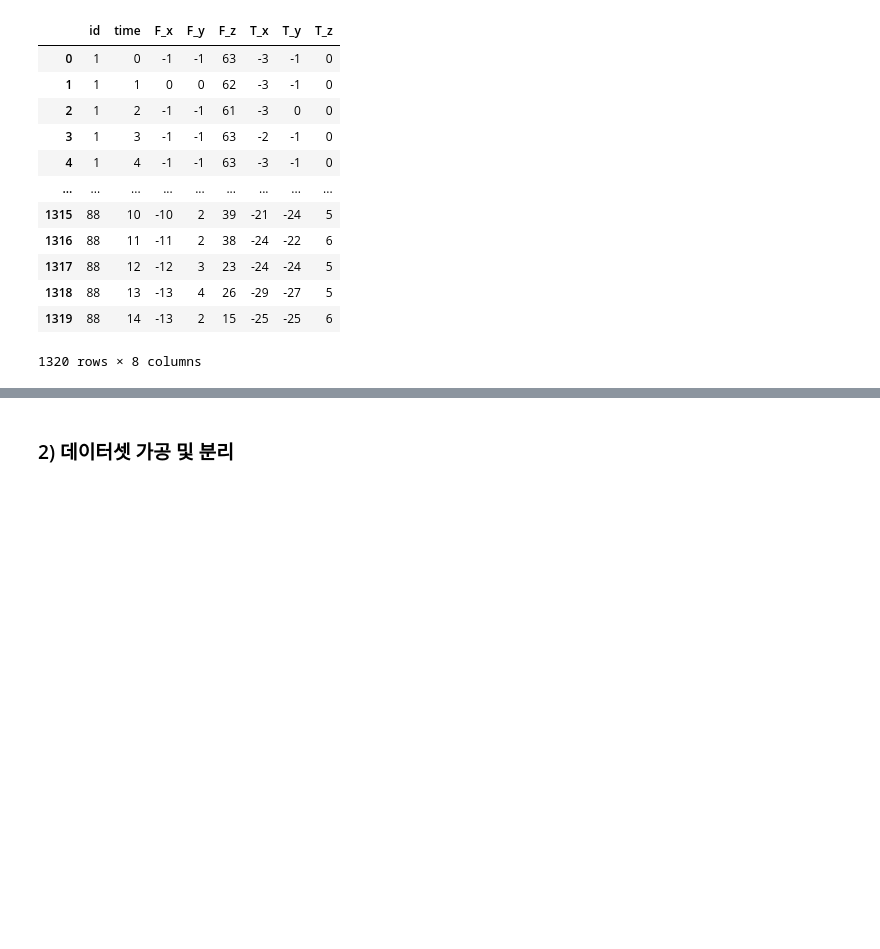
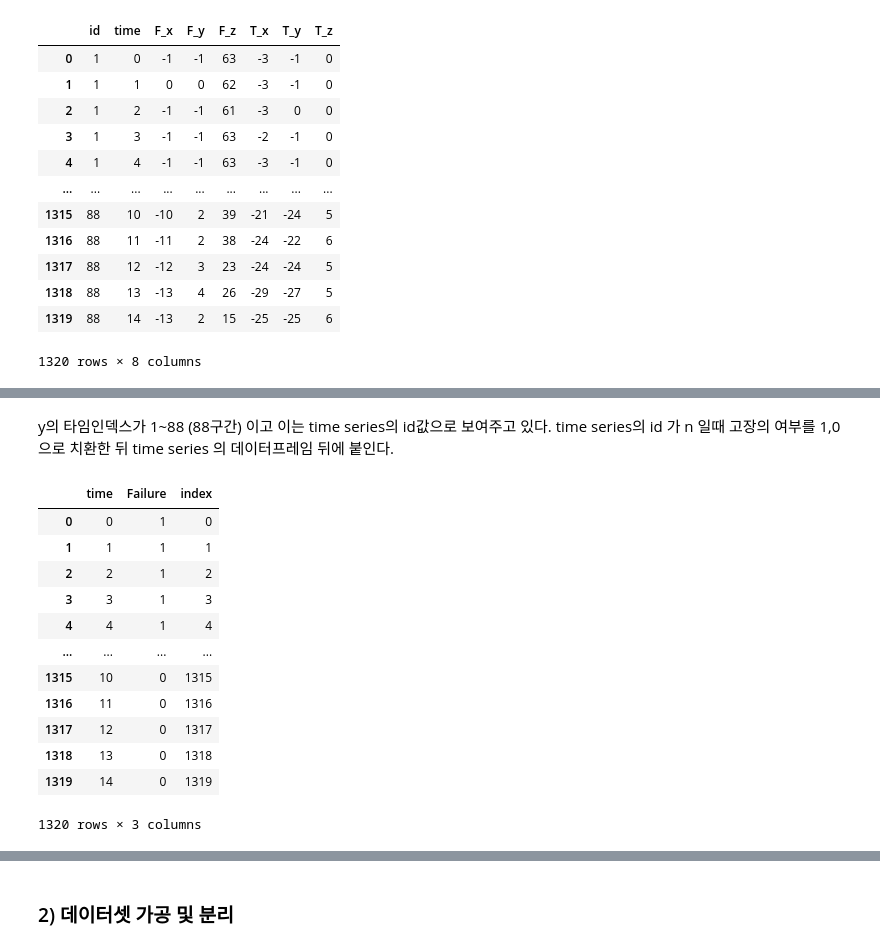
Before and after one commit to TaniTail/aiffel, a Jupyter notebook: Exploration/E06_Mini/[E-06-Mini]Time_Series_Classification.ipynb, the cells around one changed output, grey strips where cells are left out. Cells and saved outputs as stored; diff of their text form; code cells hidden in the pictures; blank space fills up the shorter version.

```diff
--- a/Exploration/E06_Mini/[E-06-Mini]Time_Series_Classification.ipynb
+++ b/Exploration/E06_Mini/[E-06-Mini]Time_Series_Classification.ipynb
@@ -213,0 +224,3 @@ Length: 88, dtype: bool
+# %% [markdown]
+y의 타임인덱스가 1~88 (88구간) 이고 이는 time series의 id값으로 보여주고 있다.
+time series의 id 가 n 일때 고장의 여부를 1,0으로 치환한 뒤 time series 의 데이터프레임 뒤에 붙인다.
@@ -213,0 +229,20 @@ Length: 88, dtype: bool
+# %%
+a = added[['time','Failure']].sort_values('time')
+added[['time','Failure']] = a
+a['index']=a.index
+a = a.sort_values('index')
+a
+# %% [output]
+|  | time | Failure | index |
+| 0 | 0 | 1 | 0 |
+| 1 | 1 | 1 | 1 |
+| 2 | 2 | 1 | 2 |
+| 3 | 3 | 1 | 3 |
+| 4 | 4 | 1 | 4 |
+| ... | ... | ... | ... |
+| 1315 | 10 | 0 | 1315 |
+| 1316 | 11 | 0 | 1316 |
+| 1317 | 12 | 0 | 1317 |
+| 1318 | 13 | 0 | 1318 |
+| 1319 | 14 | 0 | 1319 |
+1320 rows × 3 columns
```
Also changed, not shown: parts of 9 cells of this notebook.
